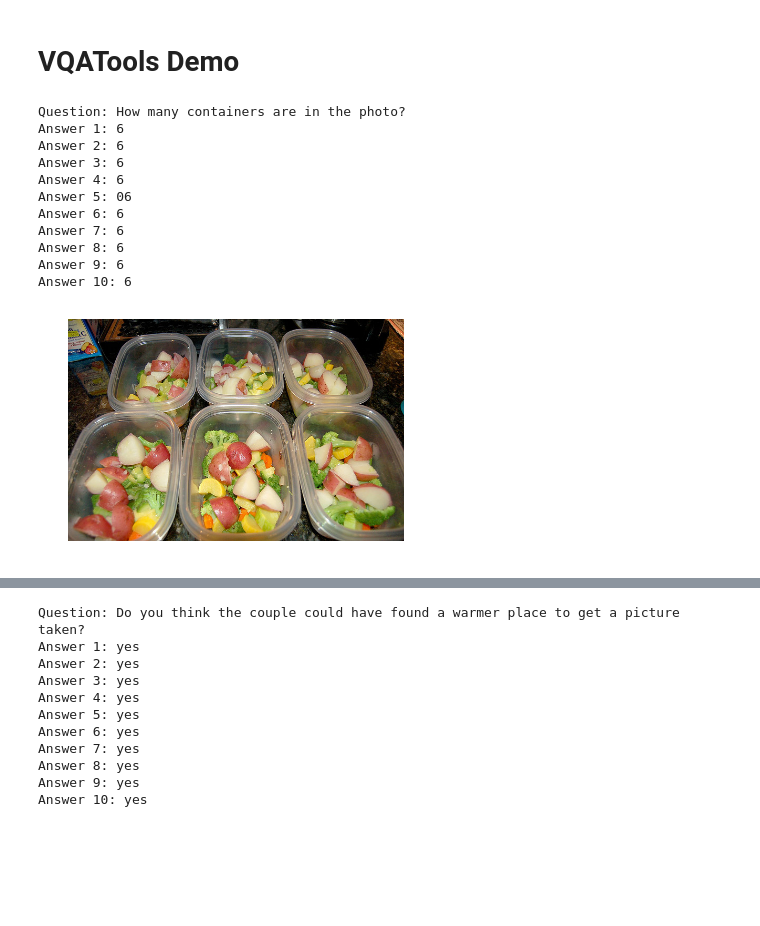
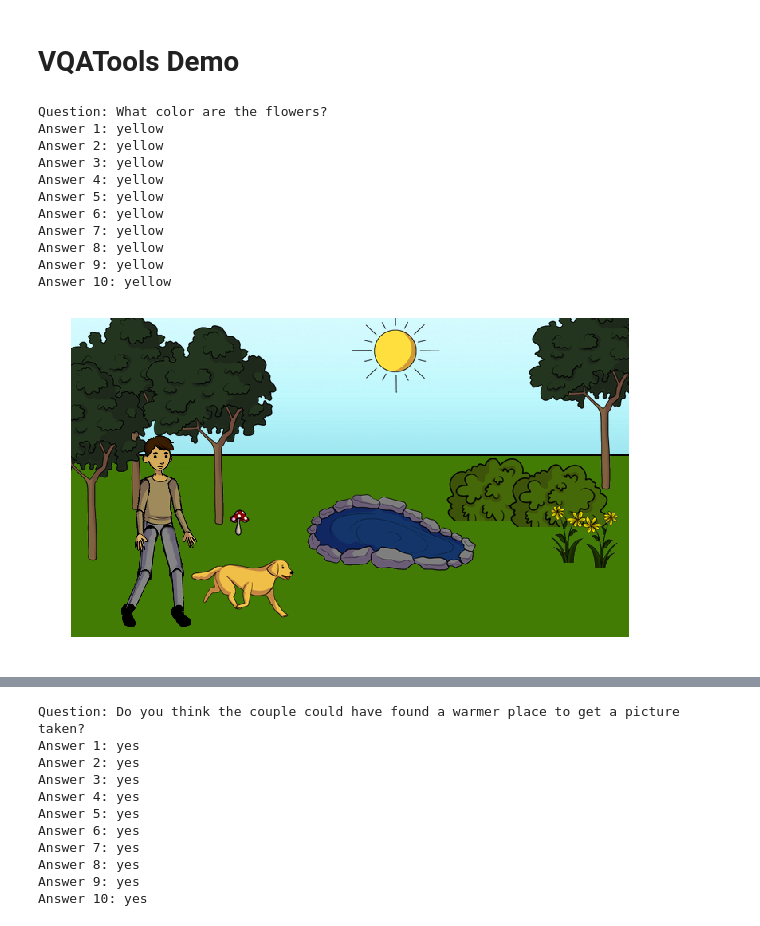
Before and after one commit to neighthan/computer_vision, a Jupyter notebook: vqa/vqa.ipynb, the cells around one changed output, grey strips where cells are left out. Cells and saved outputs as stored; diff of their text form; code cells hidden in the pictures; blank space fills up the shorter version.

```diff
--- a/vqa/vqa.ipynb
+++ b/vqa/vqa.ipynb
@@ -60,0 +211,6 @@ Cloning into 'VQA'...
+# %%
+answer_to_id = {answer_freqs.index[i]: i + 1 for i in range(1000)}
+answer_to_id['<UNK>'] = 0
+
+with open('data/answer_to_id.pkl', 'wb') as f:
+    pickle.dump(answer_to_id, f)
@@ -60,0 +244,4 @@ Cloning into 'VQA'...
+# %%
+word_to_id = {word: i for i, word in enumerate(vocab)} # leave 0 for unknown words
+with open('data/word_to_id.pkl', 'wb') as f:
+    pickle.dump(word_to_id, f)
@@ -60,0 +261,3 @@ Cloning into 'VQA'...
+# %%
+with open('data/train/scene_composition_abstract_v002_train2015/abstract_v002_train2015_000000000001.json') as f:
+    data = json.load(f)
@@ -61,29 +350,38 @@ Cloning into 'VQA'...
 # %% [markdown]
 # VQATools Demo
+# %%
+split = 'train'
+
+annotations_path = f'data/{split}/abstract_v002_train2015_annotations.json'
+# questions_path = f'data/{split}/OpenEnded_abstract_v002_train2015_questions.json'
+questions_path = 'data/train/MultipleChoice_abstract_v002_train2015_questions.json'
+img_dir = f'data/{split}/images/'
+
+vqa=VQA(annotations_path, questions_path) # initialize VQA api for QA annotations
 # %%
 # load and display QA annotations for given question types
-annIds = vqa.getQuesIds(quesTypes='how many')
-anns = vqa.loadQA(annIds)
-randomAnn = np.random.choice(anns)
-vqa.showQA([randomAnn])
-imgId = randomAnn['image_id']
-imgFilename = 'COCO_' + dataSubType + '_'+ str(imgId).zfill(12) + '.jpg'
+annotation_ids = vqa.getQuesIds()
+annotations = vqa.loadQA(annotation_ids)
+annotation = np.random.choice(annotations)
+vqa.showQA([annotation])
+img_id = annotation['image_id']
 
-if os.path.isfile(img_dir + imgFilename):
-    I = plt.imread(img_dir + imgFilename)
-    plt.imshow(I)
-    plt.axis('off')
-    plt.show()
+img_fname = f"data/{split}/images/abstract_v002_{split}2015_{str(img_id).zfill(12)}.jpg"
+
+img = plt.imread(img_fname)
+plt.figure(figsize=(10, 10))
+plt.imshow(img)
+plt.axis('off');
 # %% [output]
-Question: How many containers are in the photo?
-Answer 1: 6
-Answer 2: 6
-Answer 3: 6
-Answer 4: 6
-Answer 5: 06
-Answer 6: 6
-Answer 7: 6
-Answer 8: 6
-Answer 9: 6
-Answer 10: 6
+Question: What color are the flowers?
+Answer 1: yellow
+Answer 2: yellow
+Answer 3: yellow
+Answer 4: yellow
+Answer 5: yellow
+Answer 6: yellow
+Answer 7: yellow
+Answer 8: yellow
+Answer 9: yellow
+Answer 10: yellow
-[figure, old version]
+[figure, new version]
```
Also changed, not shown: parts of 30 cells of this notebook, 1 other file.
